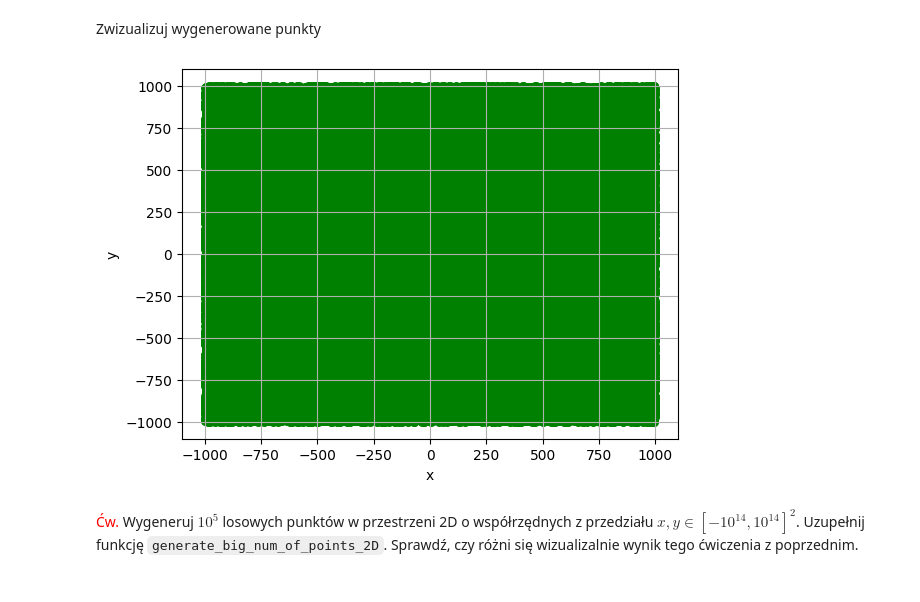
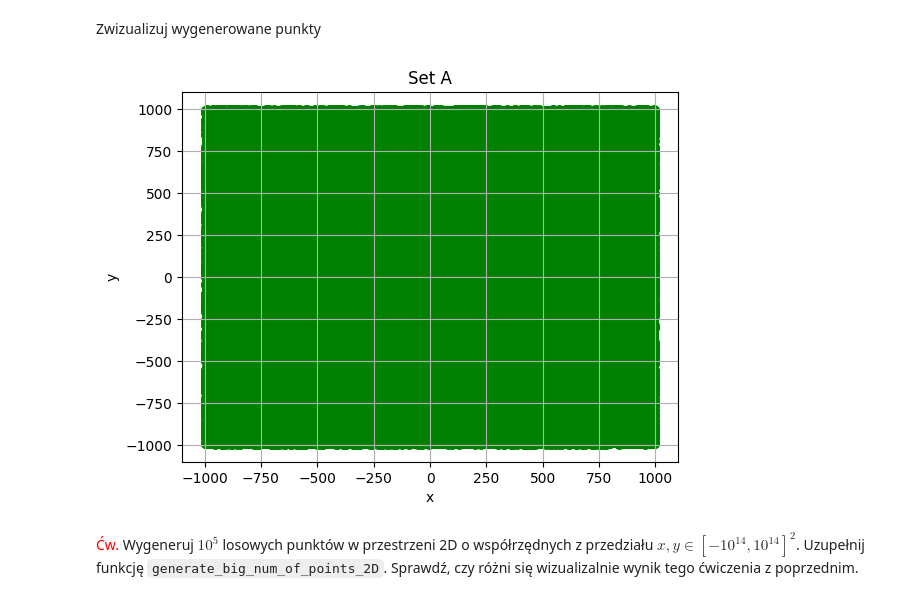
Before and after one commit to NCCMNT/Geometric-Algorithms, a Jupyter notebook: lab1/main.ipynb, the cells around one changed output. Cells and saved outputs as stored; diff of their text form; code cells hidden in the pictures.

````diff
--- a/lab1/main.ipynb
+++ b/lab1/main.ipynb
@@ -9,12 +9,13 @@ from bitalg.visualizer.main import Visualizer
 # %% [markdown]
 # Przydatne funkcje
 # %%
-def draw_points(points,title=''):
+def draw_points(points,save=False,title=''):
     vis = Visualizer()
     vis.add_title(title)
     vis.add_grid()
     vis.add_point(points, s=30, color='green')
     vis.show()
+    if save: vis.save(title)
 # %%
 def draw_line(points_left, points_mid, points_right,title=''):
     vis = Visualizer()
@@ -50,10 +48,5 @@
 # %%
 def generate_uniform_points(left, right, n = 10 ** 5):
-    from random import uniform
-    points = []
-    for _ in range(n):
-        points.append((uniform(left,right), uniform(left,right)))
-    return points
     """
     Funkcja generuje równomiernie n punktów na kwadwratowym obszarze od left do right (jednakowo na osi y) o współrzędnych rzeczywistych
     :param left: lewy kraniec przedziału
@@ -61,17 +54,21 @@ def generate_uniform_points(left, right, n = 10 ** 5):
     :param n: ilość generowanych punktów
     :return: tablica punktów w postaci krotek współrzędnych np. [(x1, y1), (x2, y2), ... (xn, yn)]
     """
-    raise Exception("Unimplemented")
+    from random import uniform
+    points = []
+    for _ in range(n):
+        points.append((uniform(left,right), uniform(left,right)))
+    return points
 # %% [markdown]
 <span style="color:red">Ćw.</span> Wygeneruj $10^5$ losowych punktów w przestrzeni 2D o współrzędnych z przedziału $x, y \in \left[-1000,1000\right]^{2}$.
 # %%
 points_a = generate_uniform_points(-1000, 1000, 10 ** 5)
 # %% [markdown]
 Zwizualizuj wygenerowane punkty
-# %%
-draw_points(points_a)
-# %% [output]
-[figure, removed]
+# %%
+draw_points(points_a, save=True, title='Set A')
+# %% [output]
+[figure, added]
 # %% [markdown]
 <span style="color:red">Ćw.</span> Wygeneruj $10^5$ losowych punktów w przestrzeni 2D o współrzędnych z przedziału $ x, y \in \left[-10^{14},10^{14}\right]^{2}$. Uzupełnij funkcję ```generate_big_num_of_points_2D```. Sprawdź, czy różni się wizualizalnie wynik tego ćwiczenia z poprzednim.
 # %%
````
Also changed, not shown: parts of 29 cells of this notebook, 4 other files.
